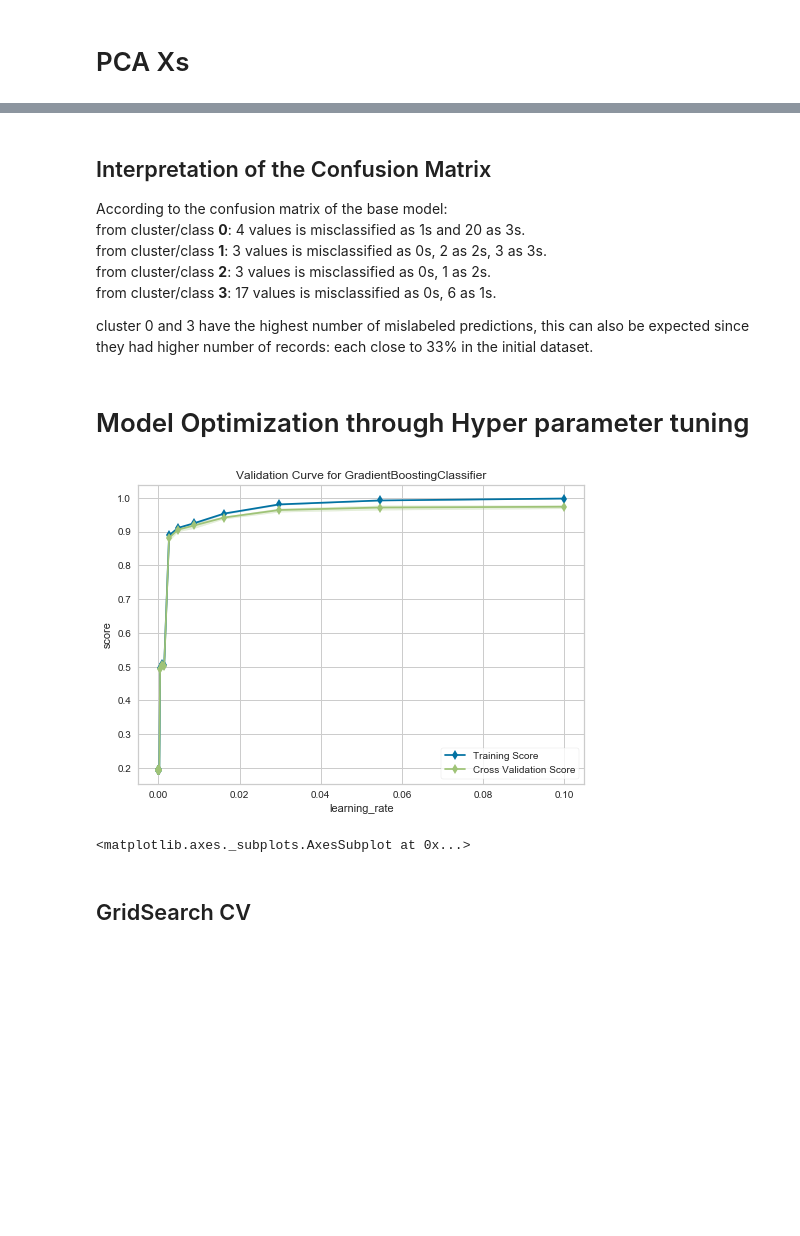
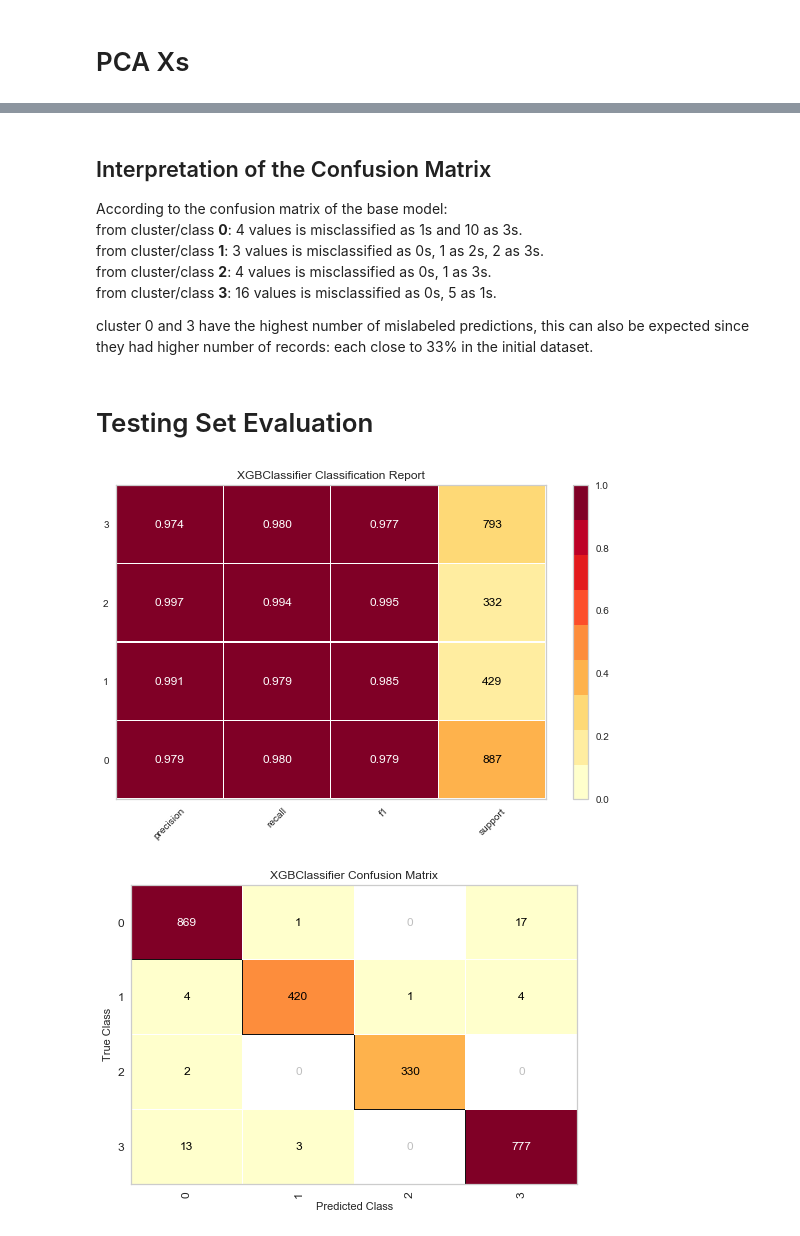
Before and after one commit to YM88/online_shoppers_intention, a Jupyter notebook: 004_CLASSIFICATION.ipynb, the cells around one changed output, grey strips where cells are left out. Cells and saved outputs as stored; diff of their text form; code cells hidden in the pictures; blank space fills up the shorter version.

```diff
--- a/004_CLASSIFICATION.ipynb
+++ b/004_CLASSIFICATION.ipynb
@@ -238,27 +256,9 @@ The classification report in all values looks very promising. As seen by the sco
 ## Interpretation of the Confusion Matrix
 
 According to the confusion matrix of the base model:
-from cluster/class **0**:  4 values is misclassified as 1s and 20 as 3s.
-from cluster/class **1**:  3 values is misclassified as 0s, 2 as 2s, 3 as 3s.
-from cluster/class **2**:  3 values is misclassified as 0s, 1 as 2s.
-from cluster/class **3**: 17 values is misclassified as 0s, 6 as 1s.
+from cluster/class **0**:  4 values is misclassified as 1s and 10 as 3s.
+from cluster/class **1**:  3 values is misclassified as 0s, 1 as 2s, 2 as 3s.
+from cluster/class **2**:  4 values is misclassified as 0s, 1 as 3s.
+from cluster/class **3**: 16 values is misclassified as 0s, 5 as 1s.
 
 cluster 0 and 3 have the highest number of mislabeled predictions, this can also be expected since they had higher number of records: each close to 33% in the initial dataset.
-# %% [markdown]
-# Model Optimization through Hyper parameter tuning
-# %%
-from yellowbrick.model_selection import ValidationCurve
-from sklearn.model_selection import StratifiedKFold
-cv = StratifiedKFold(5)
-param_range = np.logspace(-6, -1, 20)
-
-viz = ValidationCurve(gbc_base, param_name="learning_rate", param_range=param_range,
-                      cv=cv, scoring="f1_weighted", n_jobs=-1)
-
-viz.fit(X_train, y_train)
-viz.show()
-# %% [output]
-[figure, removed]
-<matplotlib.axes._subplots.AxesSubplot at 0x...>
-# %% [markdown]
-## GridSearch CV
@@ -267,22 +265,8 @@ from sklearn.model_selection import GridSearchCV
-# %%
-t1 = datetime.datetime.now()#⌚
-parameters = {
-    "loss":["deviance"],
-    "learning_rate": [0.01, 0.025, 0.05, 0.06, 0.075, 0.1, 0.15, 0.2],
-    "min_samples_split": np.linspace(0.1, 2, 20),
-    "min_samples_leaf": np.linspace(0.1, 1, 10),
-    "max_depth":[3,5,8],
-    "max_features":["log2","sqrt"],
-    "criterion": ["friedman_mse",  "mae"],
-    "subsample":[0.5, 0.618, 0.8, 0.85, 0.9, 0.95, 1.0],
-    "n_estimators":[10, 50, 100, 500]
-    }
-
-gbc_gs = GridSearchCV(GradientBoostingClassifier(), parameters, cv=cv, scoring="f1_weighted", n_jobs=-1)
-
-gbc_gs.fit(X_train, y_train)
-print('training score:', gbc_gs.score(X_train, y_train))
-print('validation score:', gbc_gs.score(X_val, y_val))
-t2 = t1 - datetime.datetime.now()
-print('⌚ Elapsed Time:', t2)
-print(gbc_gs.best_params_)
+# %% [markdown]
+# Testing Set Evaluation
+# %%
+classification_report(xgb, X_train, y_train, X_test, y_test, support=True);
+confusion_matrix(xgb, X_train, y_train, X_test, y_test);
+# %% [output]
+[figure, added]
+[figure, added]
```
Also changed, not shown: parts of 19 cells of this notebook, 3 other files.
